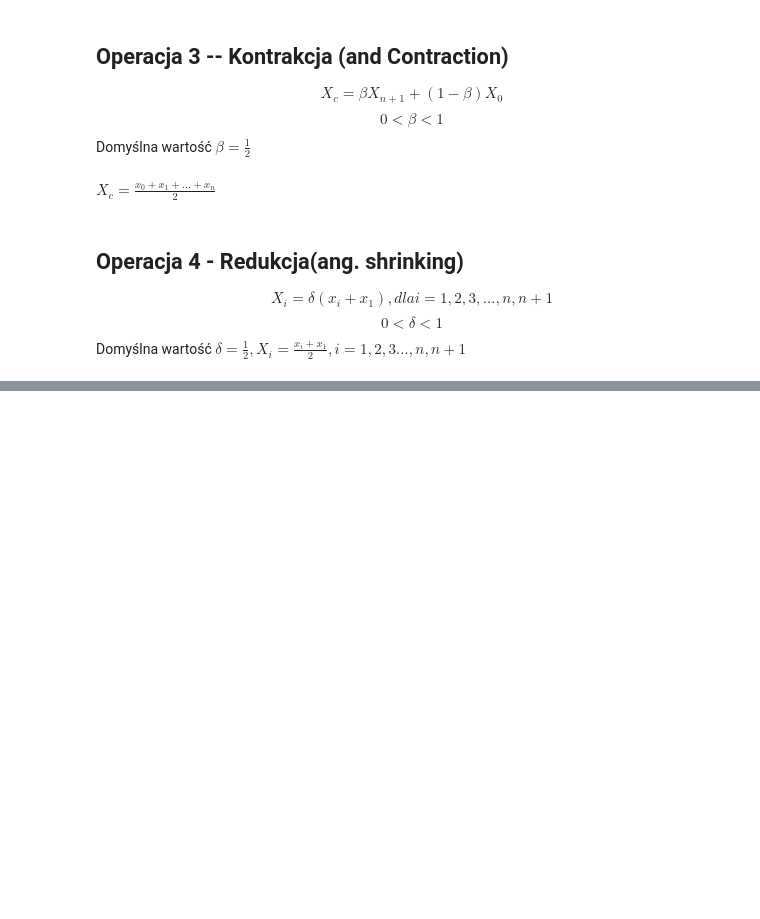
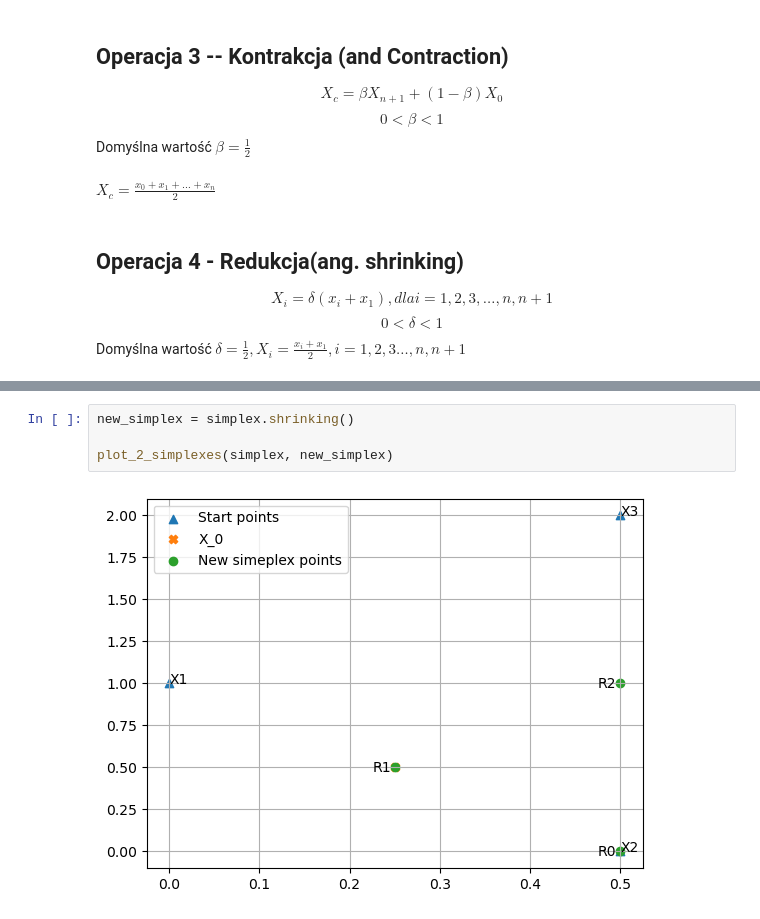
Before and after one commit to PatrykLisik/master-degree, a Jupyter notebook: semestr_2/metody_optymalizacyjne/Metoda pełzającego simpleksu Neldera-Meada.ipynb, the cells around one changed output, grey strips where cells are left out. Drawn from its saved outputs; the diff is of its cells as text; blank space fills up the shorter version.

```diff
--- a/semestr_2/metody_optymalizacyjne/Metoda pełzającego simpleksu Neldera-Meada.ipynb
+++ b/semestr_2/metody_optymalizacyjne/Metoda pełzającego simpleksu Neldera-Meada.ipynb
@@ -54,0 +216,6 @@ Domyślna wartość $\delta = \frac{1}{2}, X_i = \frac{x_i+x_1}{2}, i=1,2,3 \dot
+# %%
+new_simplex = simplex.shrinking()
+
+plot_2_simplexes(simplex, new_simplex)
+# %% [output]
+[figure, added]
```
Also changed, not shown: parts of 17 cells of this notebook, 1 other file.
